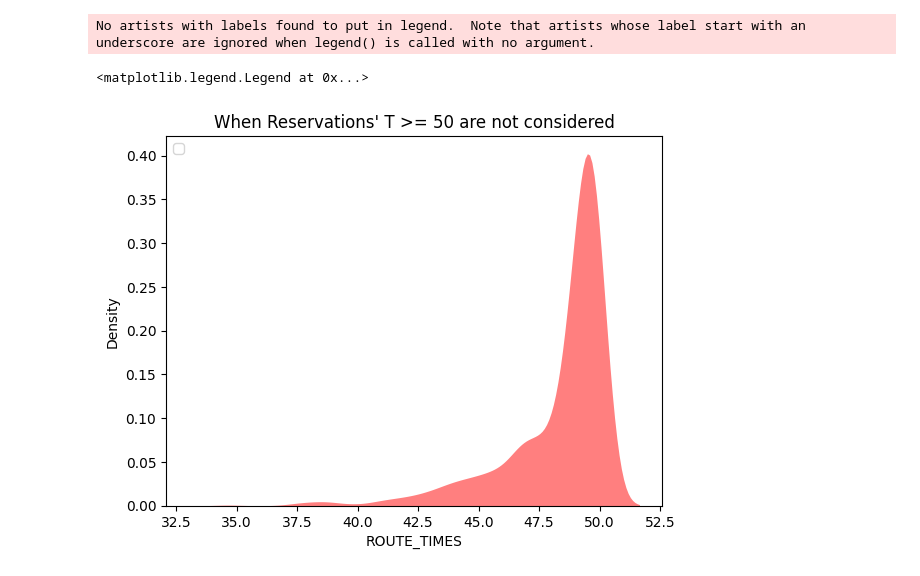
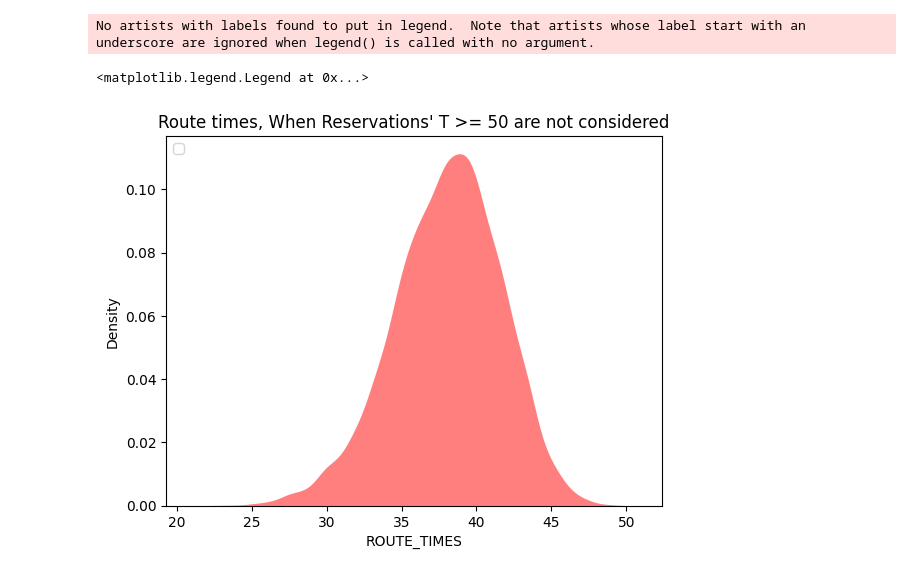
Before and after one commit to mepowerleo10/transit-service-simulation, a Jupyter notebook: src/playground.ipynb, the cells around one changed output. Cells and saved outputs as stored; diff of their text form; code cells hidden in the pictures.

```diff
--- a/src/playground.ipynb
+++ b/src/playground.ipynb
@@ -35,17 +46,19 @@ import seaborn as sns
 
 colors = {"ACCEPTED": "blue", "REJECTED": "red"}
 
-for name, data in scenarios_data.items():
-    # Use seaborn to create the bar plot
-    trips_df = data[0]
-    sns.histplot(
-        data=trips_df,
-        x="RESERVED_AT",
-        hue="RESERVATION_STATUS",
-        multiple="stack",
-        palette=colors,
-        shrink=0.8,
-        bins=range(0, 61, 5),
-        kde=True,
-    )
+# Use seaborn to create the bar plot
+trips_df = trips
+sns.histplot(
+    data=trips_df,
+    x="RESERVED_AT",
+    hue="RESERVATION_STATUS",
+    multiple="stack",
+    palette=colors,
+    shrink=0.8,
+    bins=range(0, 61, 5),
+)
+plt.xlabel("Reserved At")
+plt.ylabel("Count")
+plt.title("Count vs Reserved At")
+plt.show()
 # %% [output]
@@ -78,9 +108,8 @@ def plot_kde_for(df, x: str, hue: str = None, pallete: list = None):
 
 
 routes_df = None
-for name, data in scenarios_data.items():
-    scenario_routes_df = data[1]
-    scenario_routes_df["NAME"] = name
-    routes_df = pd.concat([routes_df, scenario_routes_df], ignore_index=True)
+scenario_routes_df = route_results
+scenario_routes_df["NAME"] = "Scenario Zero"
+routes_df = pd.concat([routes_df, scenario_routes_df], ignore_index=True)
 
-plot_kde_for(routes_df, "ROUTE_TIMES", "NAME", ["red", "blue"])
+# plot_kde_for(routes_df, "ROUTE_TIMES", "NAME", ["red", "blue"])
@@ -89,10 +116,12 @@ plot_kde_for(routes_df, "ROUTE_TIMES", "NAME", ["red", "blue"])
 # %%
-scenario_zero_routes_df = routes_df[routes_df["NAME"] == "ScenarioZero"]
+scenario_zero_routes_df = routes_df[routes_df["NAME"] == "Scenario Zero"]
 
 plot_kde_for(scenario_zero_routes_df, "ROUTE_TIMES", "NAME", ["red"])
-plt.title("When Reservations' T >= 50 are not considered")
+plt.title(
+    f"Route times, When Reservations' T >= {env.RESERVATION_CUTOFF} are not considered"
+)
 plt.legend(loc="upper left")
 # %% [output]
 No artists with labels found to put in legend.  Note that artists whose label start with an underscore are ignored when legend() is called with no argument.
 <matplotlib.legend.Legend at 0x...>
-[figure, old version]
+[figure, new version]
```
Also changed, not shown: parts of 10 cells of this notebook, 1 other file.
